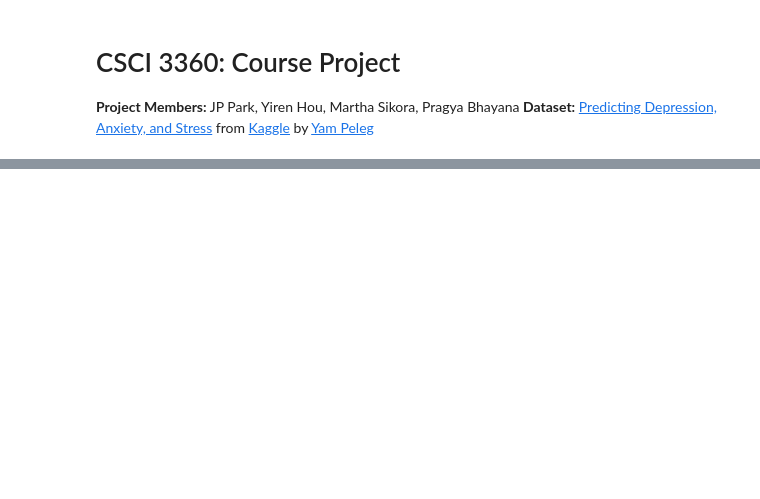
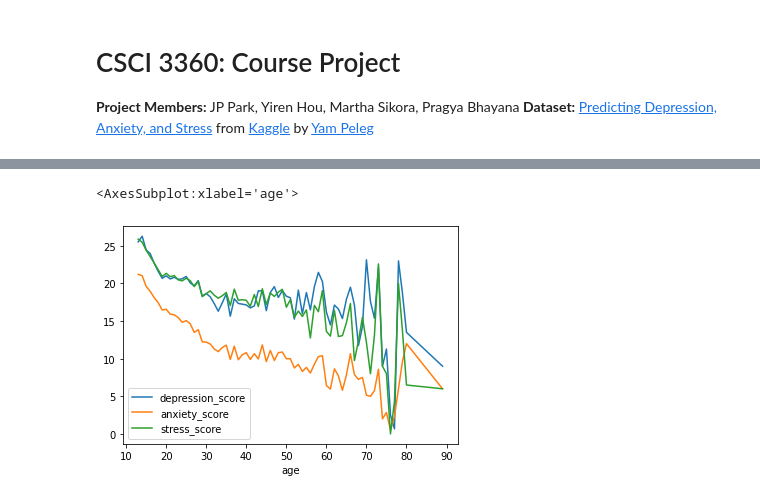
Before and after one commit to JP1128/Machine-Learning-DASS, a Jupyter notebook: course_project.ipynb, the cells around one changed output, grey strips where cells are left out. Saved outputs shown, nothing was run; the diff lists cells and outputs as text; code cells hidden in the pictures; blank space fills up the shorter version.

```diff
--- a/course_project.ipynb
+++ b/course_project.ipynb
@@ -46,0 +48,8 @@ df['country'][df['country'].isna() == True]
+# %%
+fig, ax = plt.subplots()
+
+age_group = df.groupby('age')
+age_group[score_cols].mean().plot(ax=ax)
+# %% [output]
+<AxesSubplot:xlabel='age'>
+[figure, added]
```
Also changed, not shown: parts of 8 cells of this notebook, 1 other file.
